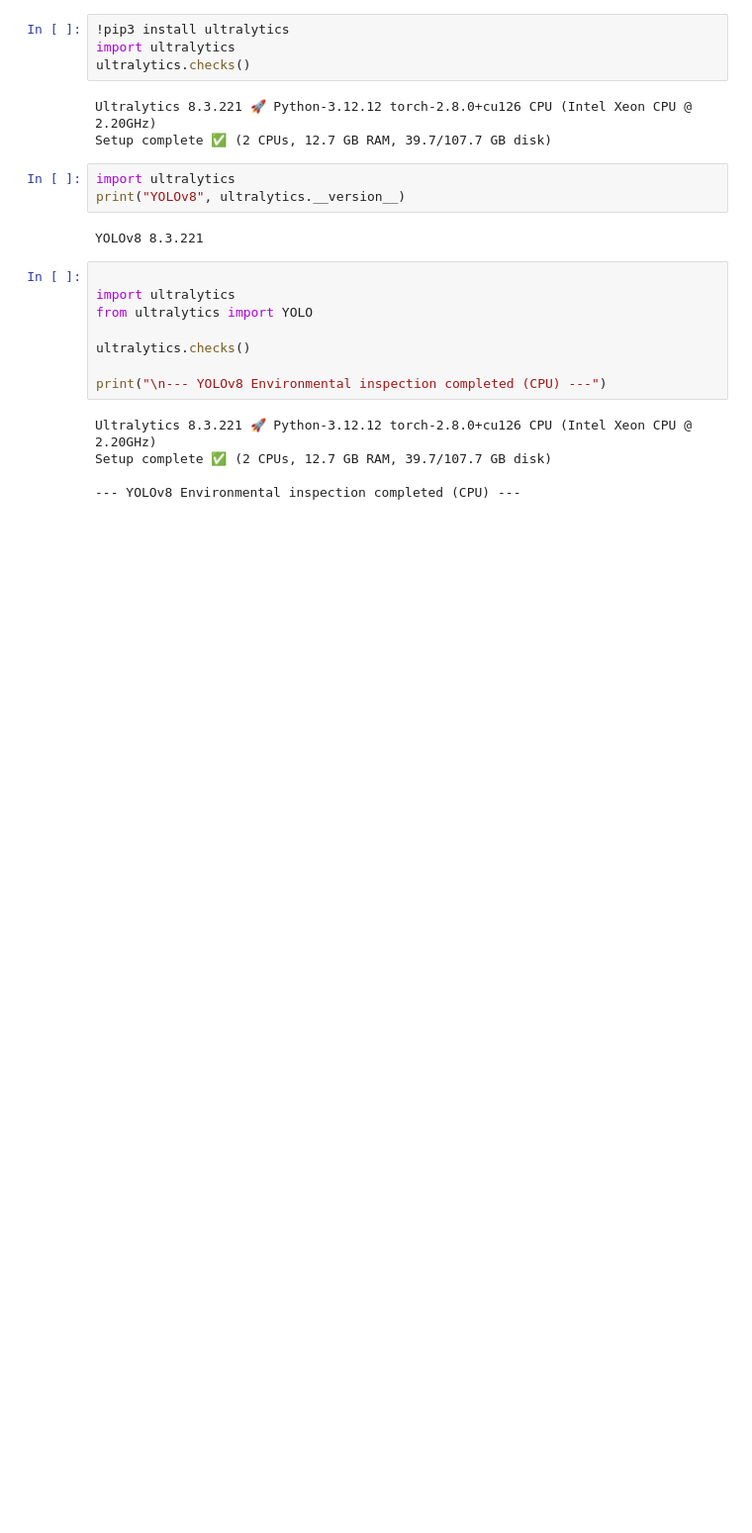
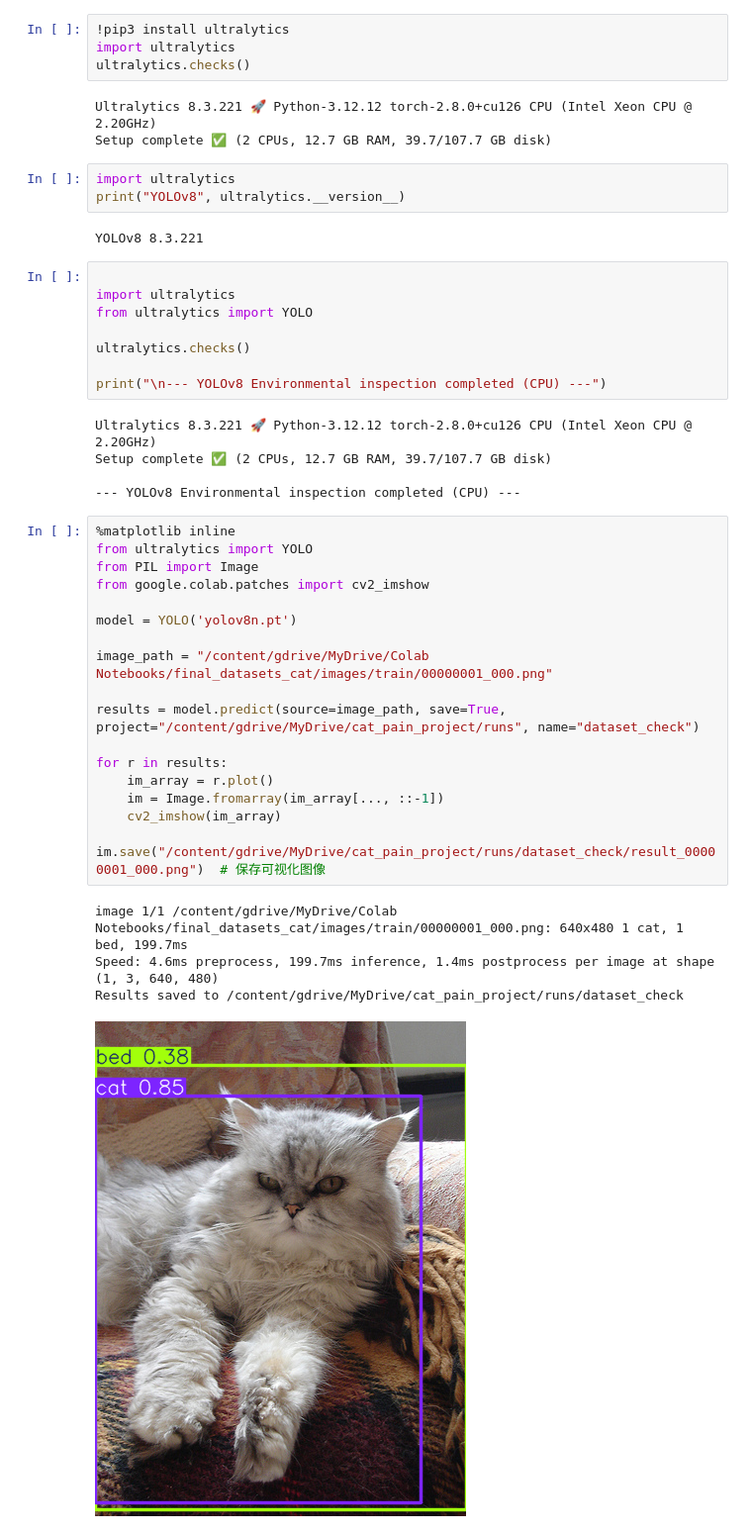
Before and after one commit to sophiapyx/IAT360-Computer-Vision-Project---Group-36, a Jupyter notebook: Computer_Vision_Project_Group_36.ipynb, the cells around one changed output. Shown at 99% size. Drawn from its saved outputs; the diff is of its cells as text; blank space fills up the shorter version.

```diff
--- a/Computer_Vision_Project_Group_36.ipynb
+++ b/Computer_Vision_Project_Group_36.ipynb
@@ -277,3 +281,25 @@ Ultralytics 8.3.221 🚀 Python-3.12.12 torch-2.8.0+cu126 CPU (Intel Xeon CPU @
 Setup complete ✅ (2 CPUs, 12.7 GB RAM, 39.7/107.7 GB disk)
 
 --- YOLOv8 Environmental inspection completed (CPU) ---
+# %%
+%matplotlib inline
+from ultralytics import YOLO
+from PIL import Image
+from google.colab.patches import cv2_imshow
+
+model = YOLO('yolov8n.pt')
+
+image_path = "/content/gdrive/MyDrive/Colab Notebooks/final_datasets_cat/images/train/00000001_000.png"
+
+results = model.predict(source=image_path, save=True, project="/content/gdrive/MyDrive/cat_pain_project/runs", name="dataset_check")
+
+for r in results:
+    im_array = r.plot()
+    im = Image.fromarray(im_array[..., ::-1])
+    cv2_imshow(im_array)
+    im.save("/content/gdrive/MyDrive/cat_pain_project/runs/dataset_check/result_00000001_000.png")  # 保存可视化图像
+# %% [output]
+image 1/1 /content/gdrive/MyDrive/Colab Notebooks/final_datasets_cat/images/train/00000001_000.png: 640x480 1 cat, 1 bed, 199.7ms
+Speed: 4.6ms preprocess, 199.7ms inference, 1.4ms postprocess per image at shape (1, 3, 640, 480)
+Results saved to /content/gdrive/MyDrive/cat_pain_project/runs/dataset_check
+[figure, added]
```
Also changed, not shown: parts of 1 cell of this notebook.
